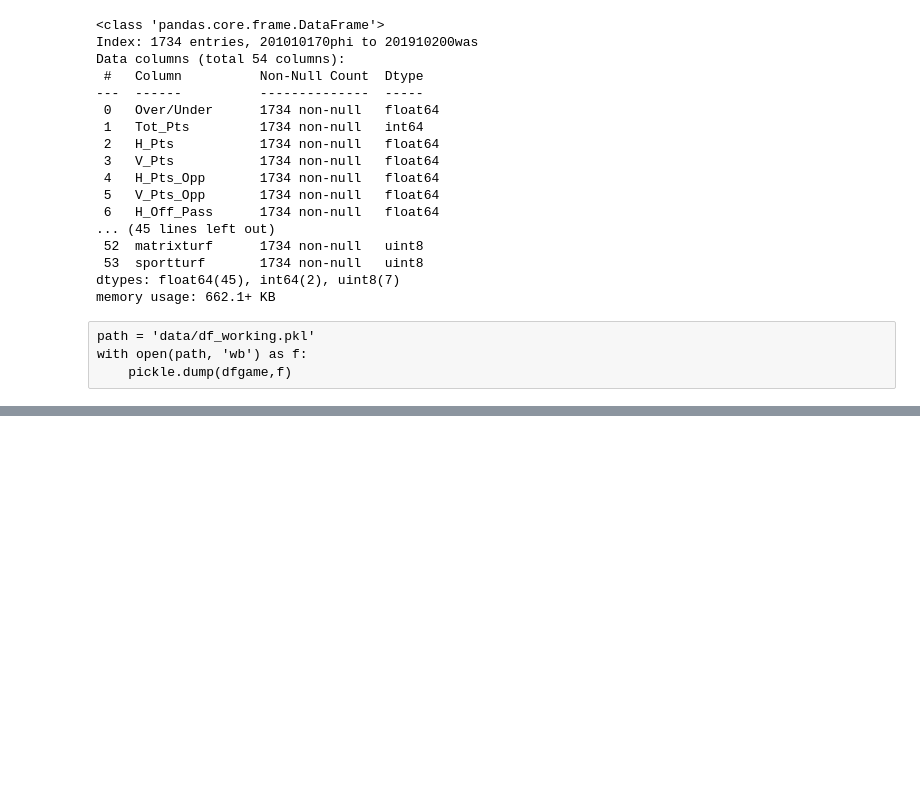
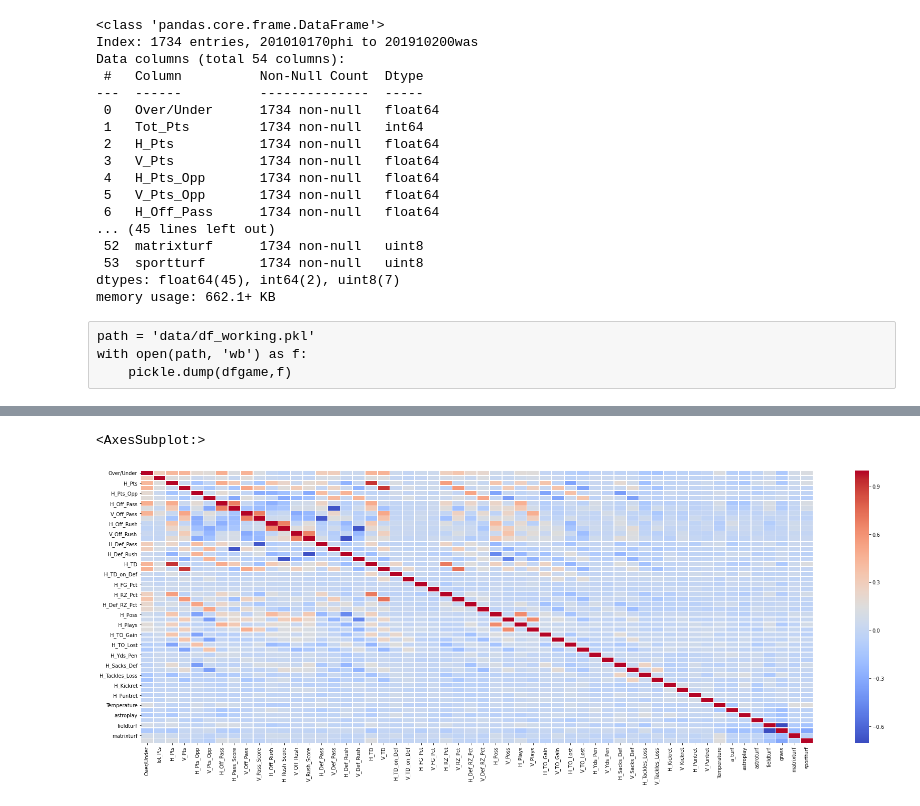
Before and after one commit to titansat74/Projects, a Jupyter notebook: Capstone Two/Cap2_Analyze.ipynb, the cells around one changed output, grey strips where cells are left out. Cells and saved outputs as stored; diff of their text form; code cells hidden in the pictures; blank space fills up the shorter version.

```diff
--- a/Capstone Two/Cap2_Analyze.ipynb
+++ b/Capstone Two/Cap2_Analyze.ipynb
@@ -106,0 +113,6 @@ corr.style.format('{:.2f}').background_gradient(cmap='coolwarm')
+# %%
+plt.figure(figsize=(30,10))
+sns.heatmap(corr,linewidths=0.5,cmap='coolwarm')
+# %% [output]
+<AxesSubplot:>
+[figure, added]
```
Also changed, not shown: parts of 2 cells of this notebook.
